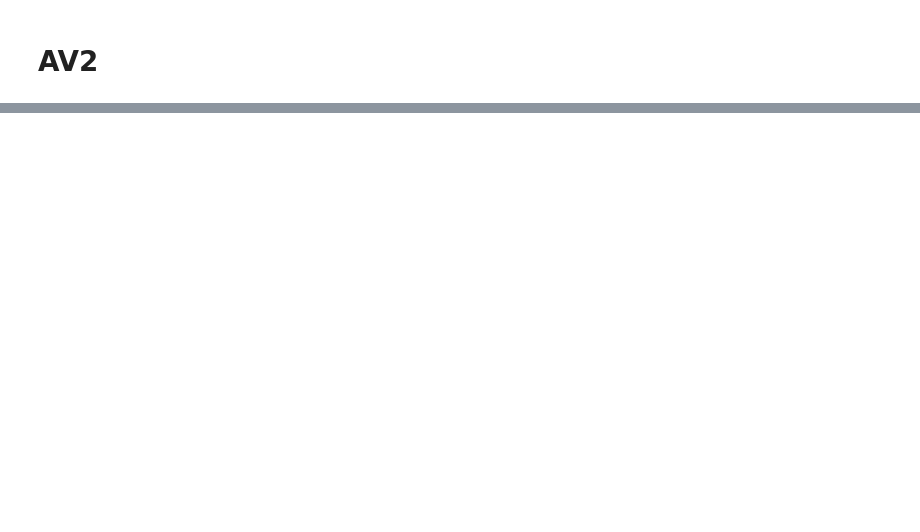
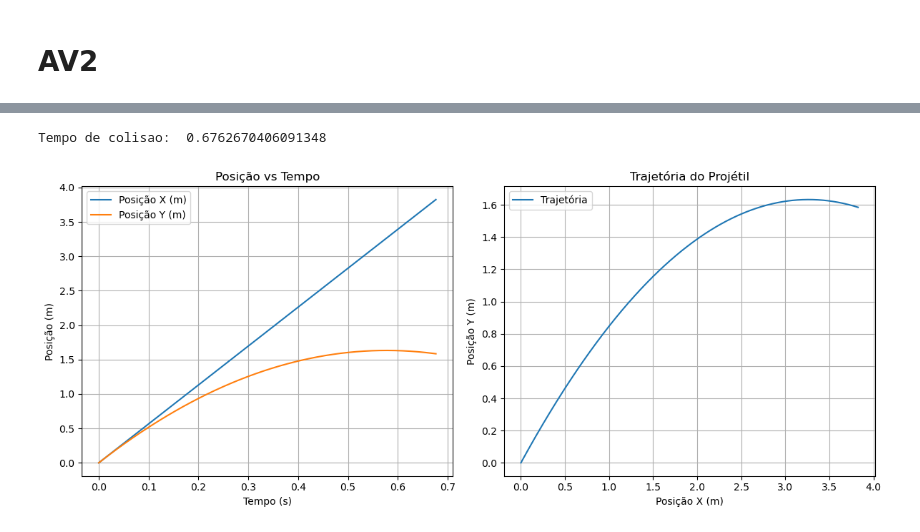
Before and after one commit to LucasMDeLucca/AV2, a Jupyter notebook: av2_questao2_notebook.ipynb, the cells around one changed output, grey strips where cells are left out. Drawn from its saved outputs; the diff is of its cells as text; code cells hidden in the pictures; blank space fills up the shorter version.

```diff
--- a/av2_questao2_notebook.ipynb
+++ b/av2_questao2_notebook.ipynb
@@ -179,0 +131,50 @@ onde:
+# %%
+
+def exact_eval(theta: float, phi: float, v0: float):
+    """
+    Calcula a trajetória de um projétil disparado em um plano inclinado
+
+    Parâmetros:
+    theta (float): Ângulo de lançamento em relação à horizontal (radianos)
+    phi (float): Ângulo de inclinação do plano (radianos)
+    v0 (float): Velocidade inicial (m/s)
+
+    Retorna:
+    tuple: (array x, array y, array t)
+    """
+    g = 9.8  # aceleração da gravidade
+
+    # Componentes da velocidade inicial
+    vx = v0 * np.cos(theta)  # componente horizontal
+    vy = v0 * np.sin(theta)  # componente vertical
+
+    # Tempo de voo - quando o projétil atinge o plano inclinado (y1 = y2)
+    # Resolvendo: tan(phi)*vx*t = vy*t - 0.5*g*t²
+    # Equação do 2º grau: 0.5*g*t² + (tan(phi)*vx - vy)*t = 0
+    a = 0.5 * g
+    b = np.tan(phi) * vx - vy
+
+    # Tempos possíveis (soluções da equação quadrática)
+    t1 = 0  # tempo inicial
+    t2 = -b / a  # tempo quando o projétil atinge o plano
+
+    print("Tempo de colisao: ", t2)
+
+    if t2 <= 0:
+        raise ValueError("O projétil nunca atinge o plano inclinado com os parâmetros fornecidos")
+
+    # Criar array de tempos
+    t = np.linspace(0, t2, 1000)
+
+    # Calcular posições
+    x = vx * t  # posição horizontal
+    y = vy * t - 0.5 * g * t**2  # posição vertical
+
+    return x, y, t
+
+
+x, y, t = exact_eval(np.pi/4, np.pi/8, 8)
+plot(x, y, t, 'Tempo', 'Posição', 'Posição (X & Y) pelo tempo')
+# %% [output]
+Tempo de colisao:  0.6762670406091348
+[figure, added]
```
Also changed, not shown: parts of 13 cells of this notebook, 5 other files.
